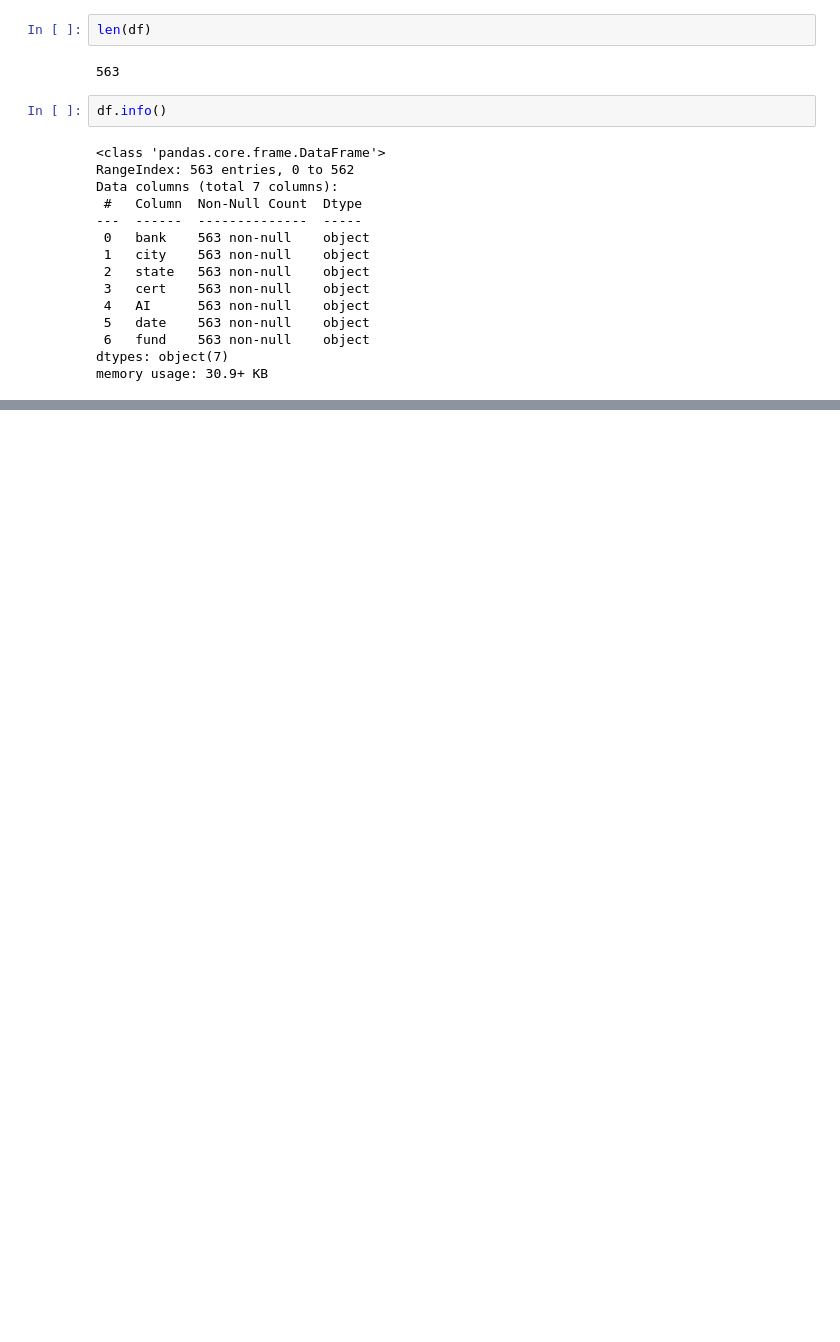
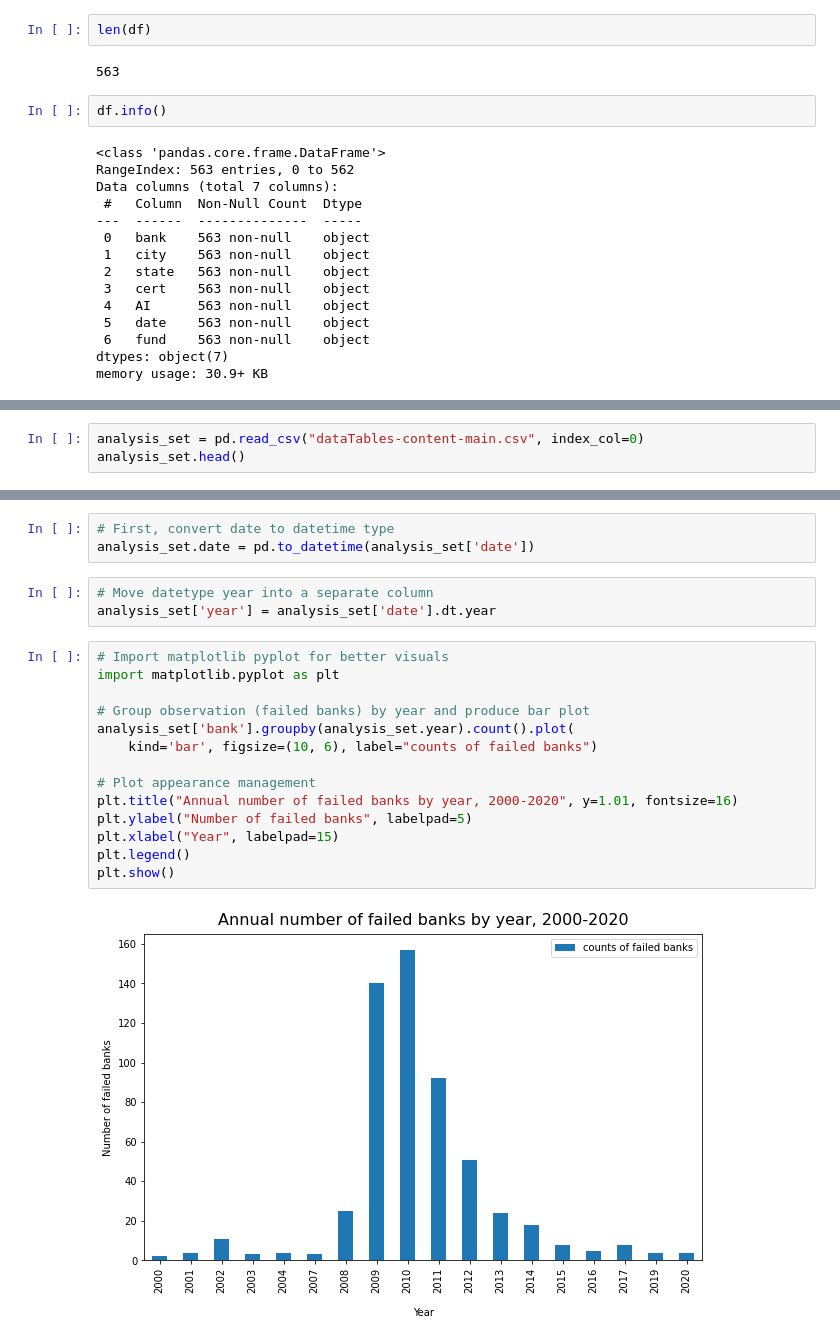
Before and after one commit to allaccountstaken/best_of_Python, a Jupyter notebook: M4/WebScraper.ipynb, the cells around one changed output, grey strips where cells are left out. Cells and saved outputs as stored; diff of their text form; blank space fills up the shorter version.

```diff
--- a/M4/WebScraper.ipynb
+++ b/M4/WebScraper.ipynb
@@ -59,0 +69,3 @@ df['bank'].groupby(df.year).count().plot(kind='bar')
+# %%
+analysis_set = pd.read_csv("dataTables-content-main.csv", index_col=0)
+analysis_set.head()
@@ -59,0 +82,22 @@ df['bank'].groupby(df.year).count().plot(kind='bar')
+# %%
+# First, convert date to datetime type
+analysis_set.date = pd.to_datetime(analysis_set['date'])
+# %%
+# Move datetype year into a separate column
+analysis_set['year'] = analysis_set['date'].dt.year
+# %%
+# Import matplotlib pyplot for better visuals
+import matplotlib.pyplot as plt
+
+# Group observation (failed banks) by year and produce bar plot
+analysis_set['bank'].groupby(analysis_set.year).count().plot(
+    kind='bar', figsize=(10, 6), label="counts of failed banks")
+
+# Plot appearance management
+plt.title("Annual number of failed banks by year, 2000-2020", y=1.01, fontsize=16)
+plt.ylabel("Number of failed banks", labelpad=5)
+plt.xlabel("Year", labelpad=15)
+plt.legend()
+plt.show()
+# %% [output]
+[figure, added]
```
Also changed, not shown: parts of 12 cells of this notebook.
